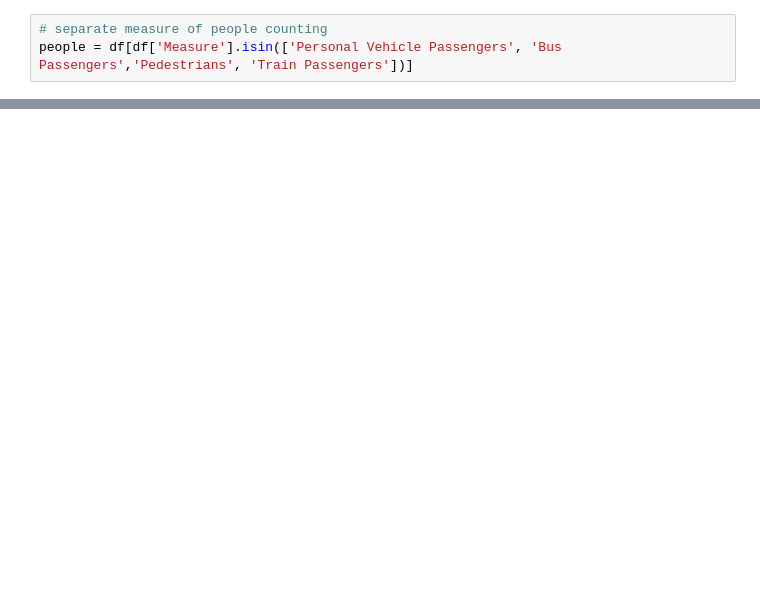
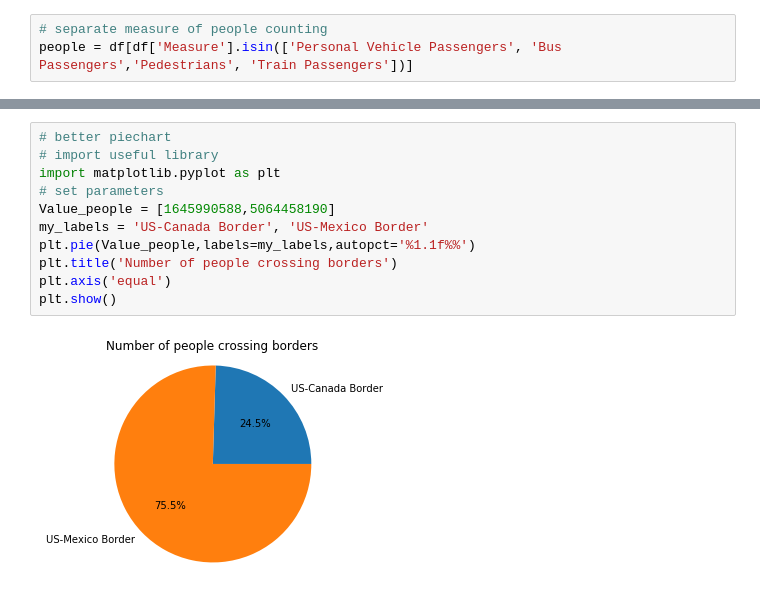
Before and after one commit to rnaua/DMML2019_Team_Swatch, a Jupyter notebook: code/EDA_Tanja.ipynb, the cells around one changed output, grey strips where cells are left out. Drawn from its saved outputs; the diff is of its cells as text; blank space fills up the shorter version.

```diff
--- a/code/EDA_Tanja.ipynb
+++ b/code/EDA_Tanja.ipynb
@@ -35,3 +89,16 @@ df_people
+# %%
+# better piechart
+# import useful library
+import matplotlib.pyplot as plt
+# set parameters
+Value_people = [1645990588,5064458190]
+my_labels = 'US-Canada Border', 'US-Mexico Border'
+plt.pie(Value_people,labels=my_labels,autopct='%1.1f%%')
+plt.title('Number of people crossing borders')
+plt.axis('equal')
+plt.show()
+# %% [output]
+[figure, added]
 # %%
 # consider people counting measure, sum value and set date as index
 df_date = people[['Date','Border','Value']].set_index('Date')
```
Also changed, not shown: parts of 18 cells of this notebook.
